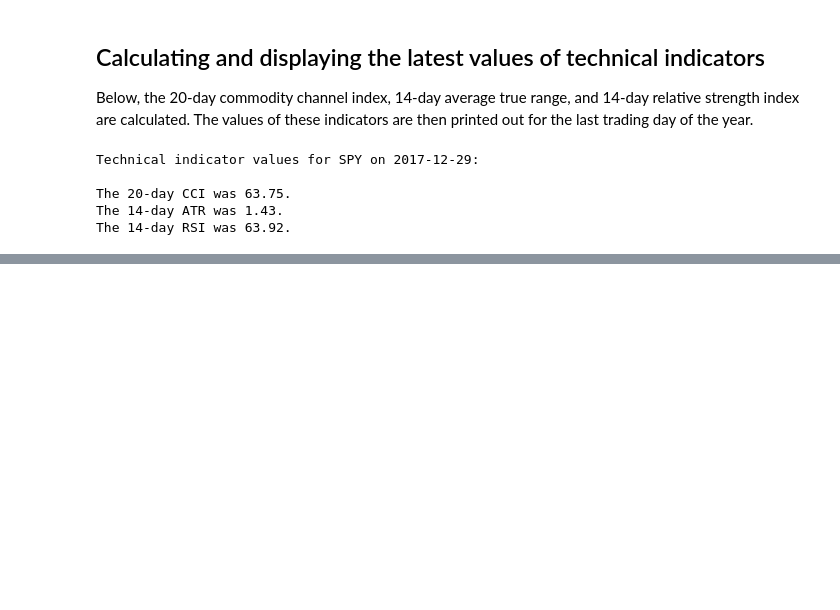
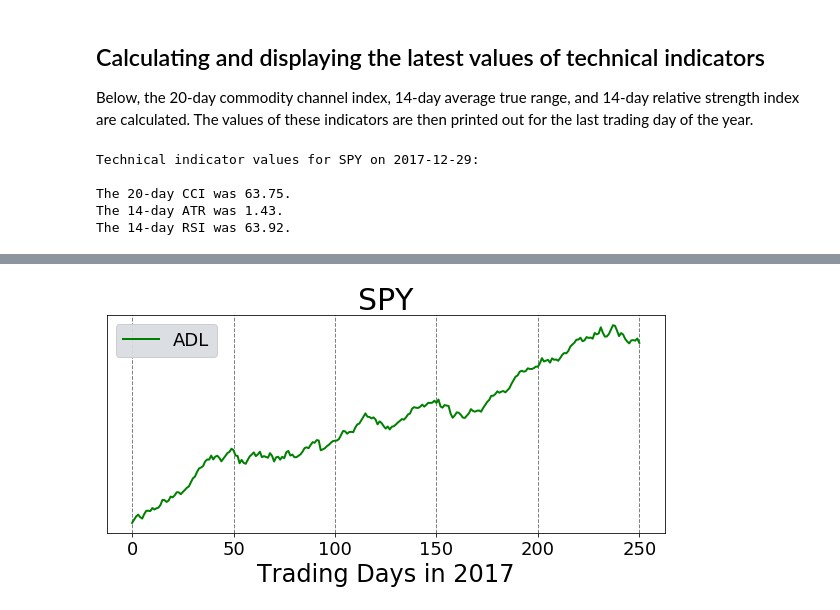
Before and after one commit to mzyates/techindicators, a Jupyter notebook: example_notebook.ipynb, the cells around one changed output, grey strips where cells are left out. Saved outputs shown, nothing was run; the diff lists cells and outputs as text; code cells hidden in the pictures; blank space fills up the shorter version.

Commit message:
Added ADL calculation and plot.

```diff
--- a/example_notebook.ipynb
+++ b/example_notebook.ipynb
@@ -79,6 +79,7 @@ Below, the 20-day commodity channel index, 14-day average true range, and 14-day
 cci20 = cci(sd_high,sd_low,sd_close,20) # 20-day commodity channel index
 atr14 = atr(sd_high,sd_low,sd_close,14) # 14-day average true range
 rsi14 = rsi(sd_close,14) # 14-day relative strength index
+adl_sd = adl(sd_high,sd_low,sd_close,sd_volume) # Accumulation/Distribution line
 print('Technical indicator values for {} on {}:'.format(ticker,sd_dates[-1]))
 print('')
 print('The 20-day CCI was {:.2f}.'.format(cci20[-1]))
@@ -92,0 +98,16 @@ The 14-day RSI was 63.92.
+# %%
+tradedays = np.arange(len(sd_close))
+# plot daily closing price of SPY along with 50-day SMA, 20-day EMA, and KAMA
+fig, ax = plt.subplots(figsize=(10,4))
+ax.plot(tradedays,adl_sd,color='green',lw=2,label="ADL")
+ax.set_title(ticker,fontsize=30)
+ax.set_yticks([])
+ax.set_xlabel('Trading Days in 2017',fontsize=24)
+ax.set_ylabel('',fontsize=24)
+ax.legend(loc='best', frameon=True, fancybox=True, framealpha=0.95, fontsize=18, facecolor='#D9DDE1')
+ax.grid(color='gray', linestyle='--', linewidth=1)
+plt.yticks(fontsize=18)
+plt.xticks(fontsize=18)
+plt.show()
+# %% [output]
+[figure, added]
```
Also changed, not shown: parts of 1 cell of this notebook.
